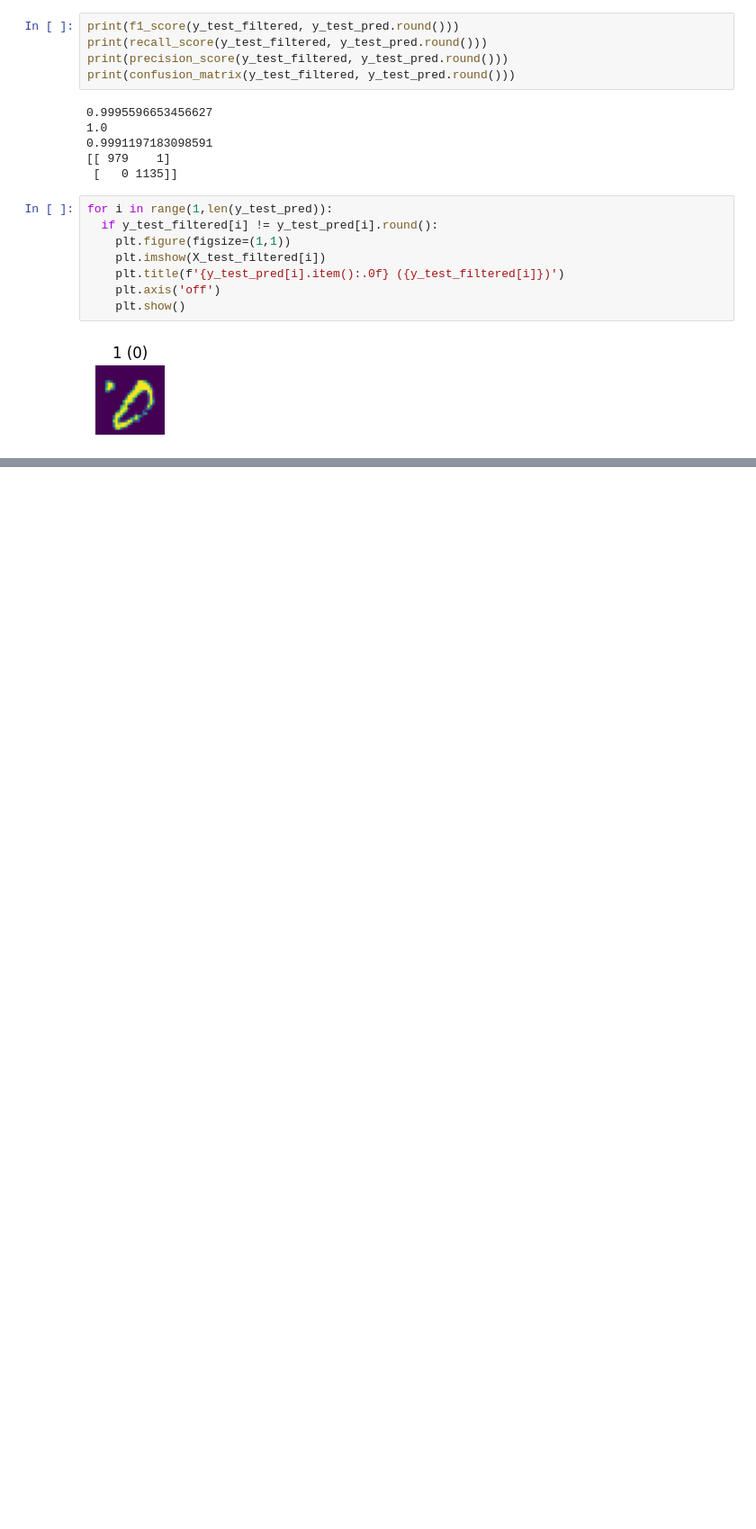
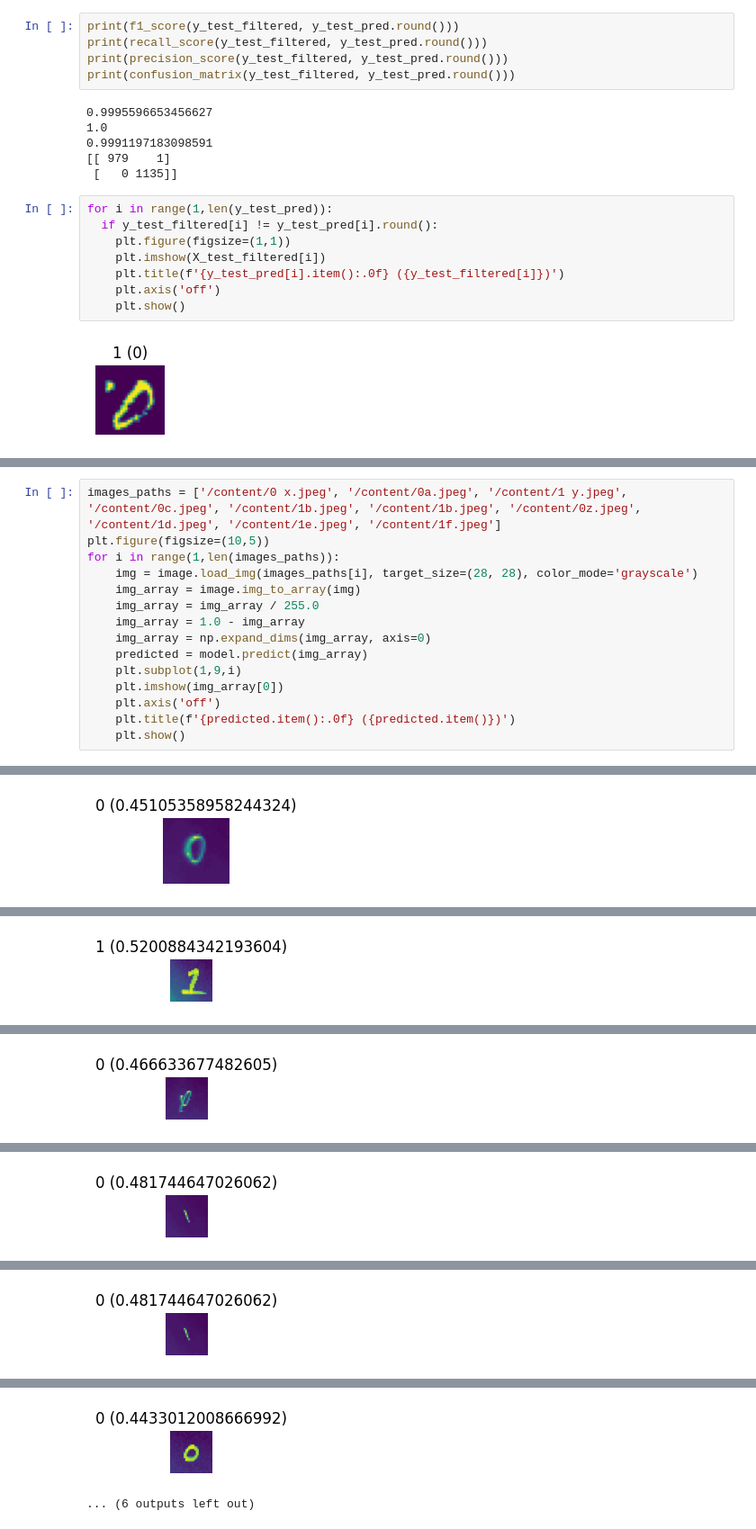
Before and after one commit to prasanna-venkatesh-m/MNIST-Binary-Classification, a Jupyter notebook: Binary_Classification_of_MNIST_(0_vs_1).ipynb, the cells around one changed output, grey strips where cells are left out. Shown at 90% size. Drawn from its saved outputs; the diff is of its cells as text; blank space fills up the shorter version.

```diff
--- a/Binary_Classification_of_MNIST_(0_vs_1).ipynb
+++ b/Binary_Classification_of_MNIST_(0_vs_1).ipynb
@@ -184,0 +199,16 @@ for i in range(1,len(y_test_pred)):
+# %%
+images_paths = ['/content/0 x.jpeg', '/content/0a.jpeg', '/content/1 y.jpeg', '/content/0c.jpeg', '/content/1b.jpeg', '/content/1b.jpeg', '/content/0z.jpeg', '/content/1d.jpeg', '/content/1e.jpeg', '/content/1f.jpeg']
+plt.figure(figsize=(10,5))
+for i in range(1,len(images_paths)):
+    img = image.load_img(images_paths[i], target_size=(28, 28), color_mode='grayscale')
+    img_array = image.img_to_array(img)
+    img_array = img_array / 255.0
+    img_array = 1.0 - img_array
+    img_array = np.expand_dims(img_array, axis=0)
+    predicted = model.predict(img_array)
+    plt.subplot(1,9,i)
+    plt.imshow(img_array[0])
+    plt.axis('off')
+    plt.title(f'{predicted.item():.0f} ({predicted.item()})')
+    plt.show()
+# %% [output]
@@ -184,0 +216 @@ for i in range(1,len(y_test_pred)):
+[figure, added]
@@ -184,0 +218 @@ for i in range(1,len(y_test_pred)):
+[figure, added]
@@ -184,0 +220 @@ for i in range(1,len(y_test_pred)):
+[figure, added]
@@ -184,0 +222 @@ for i in range(1,len(y_test_pred)):
+[figure, added]
@@ -184,0 +224 @@ for i in range(1,len(y_test_pred)):
+[figure, added]
@@ -184,0 +226,2 @@ for i in range(1,len(y_test_pred)):
+[figure, added]
+... (6 outputs left out)
```
Also changed, not shown: parts of 6 cells of this notebook.
